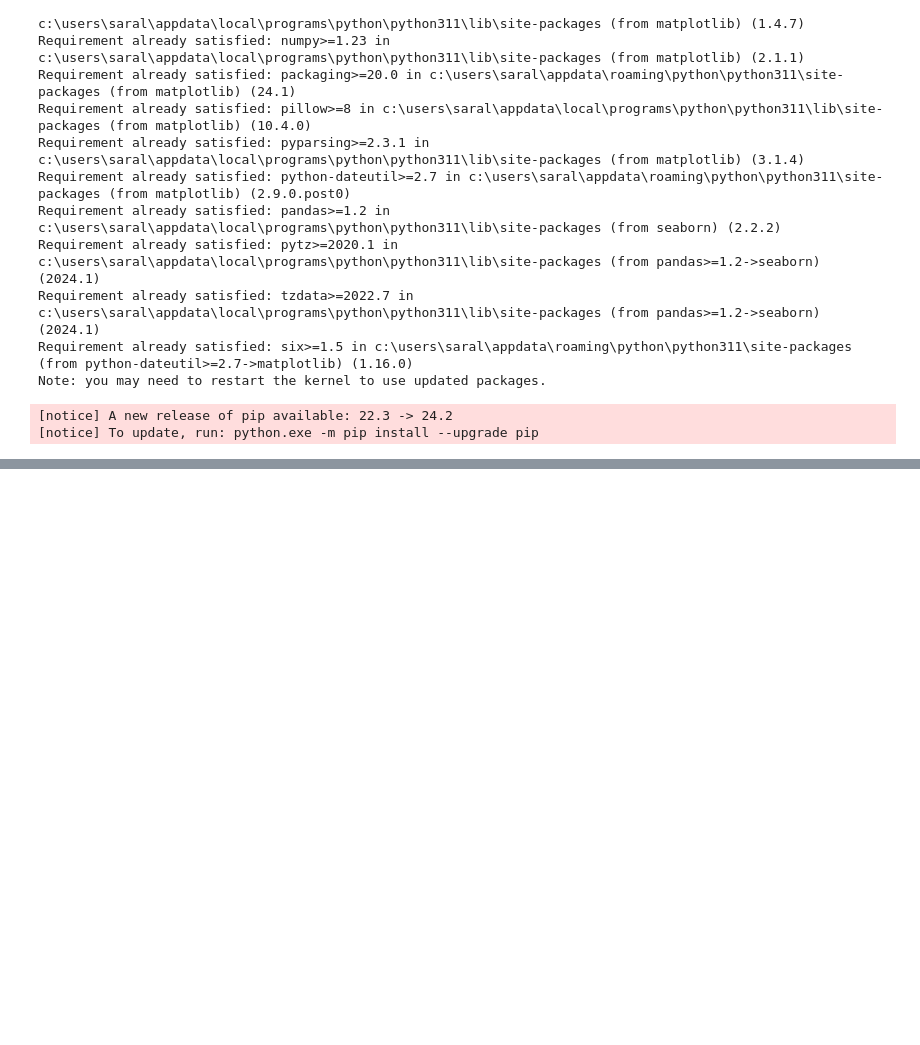
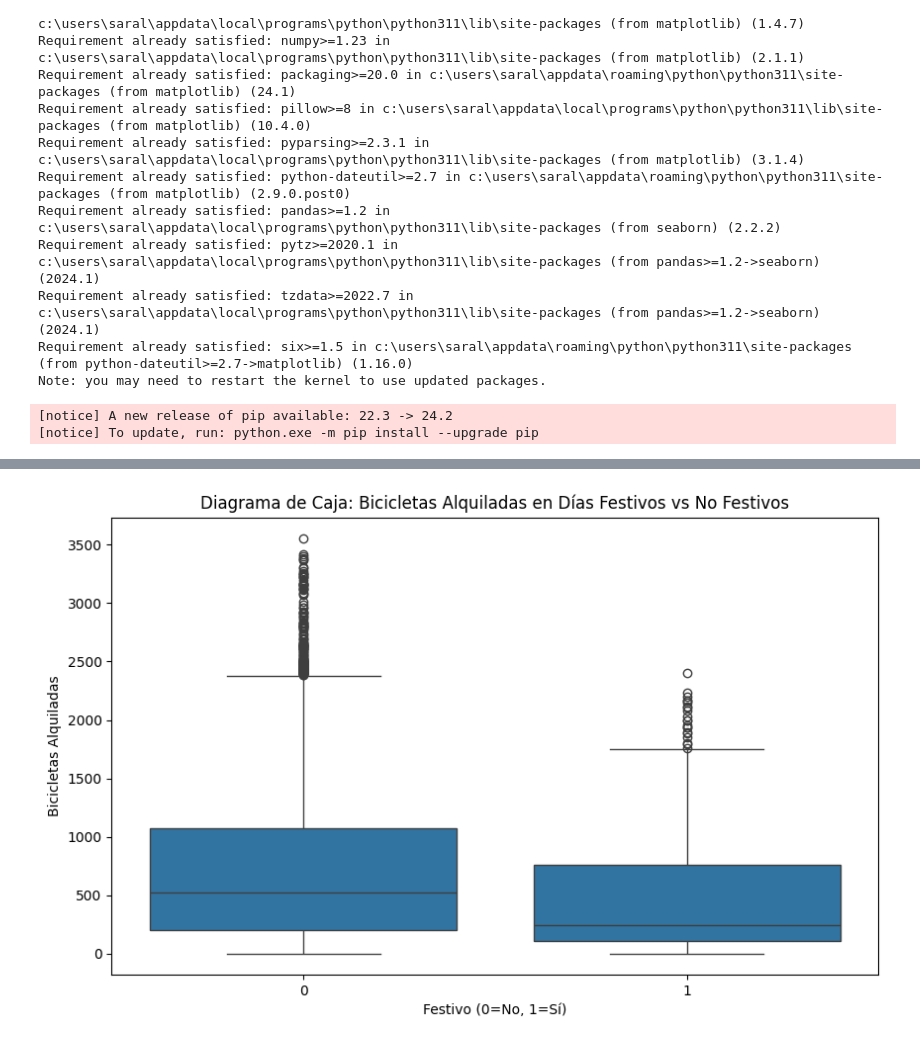
Before and after one commit to sagomezg1/Proyecto-2, a Jupyter notebook: PROYECTO 1/Tarea2-Tarea3.ipynb, the cells around one changed output, grey strips where cells are left out. Cells and saved outputs as stored; diff of their text form; code cells hidden in the pictures; blank space fills up the shorter version.

```diff
--- a/PROYECTO 1/Tarea2-Tarea3.ipynb
+++ b/PROYECTO 1/Tarea2-Tarea3.ipynb
@@ -110,0 +141,10 @@ import matplotlib.pyplot as plt
+# %%
+# Boxplot para comparar el conteo de bicicletas en días festivos vs no festivos
+plt.figure(figsize=(10, 6))
+sns.boxplot(x=df['Holiday'], y=df['Rented Bike Count'])
+plt.title('Diagrama de Caja: Bicicletas Alquiladas en Días Festivos vs No Festivos')
+plt.xlabel('Festivo (0=No, 1=Sí)')
+plt.ylabel('Bicicletas Alquiladas')
+plt.show()
+# %% [output]
+[figure, added]
```
Also changed, not shown: parts of 9 cells of this notebook.
